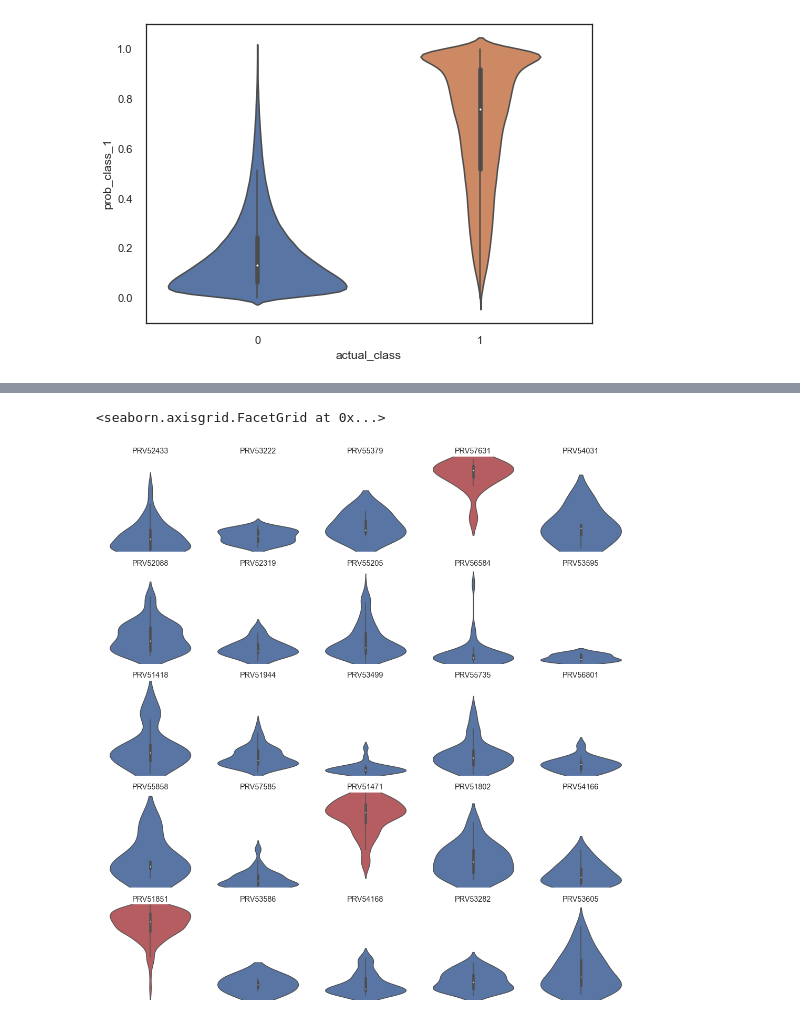
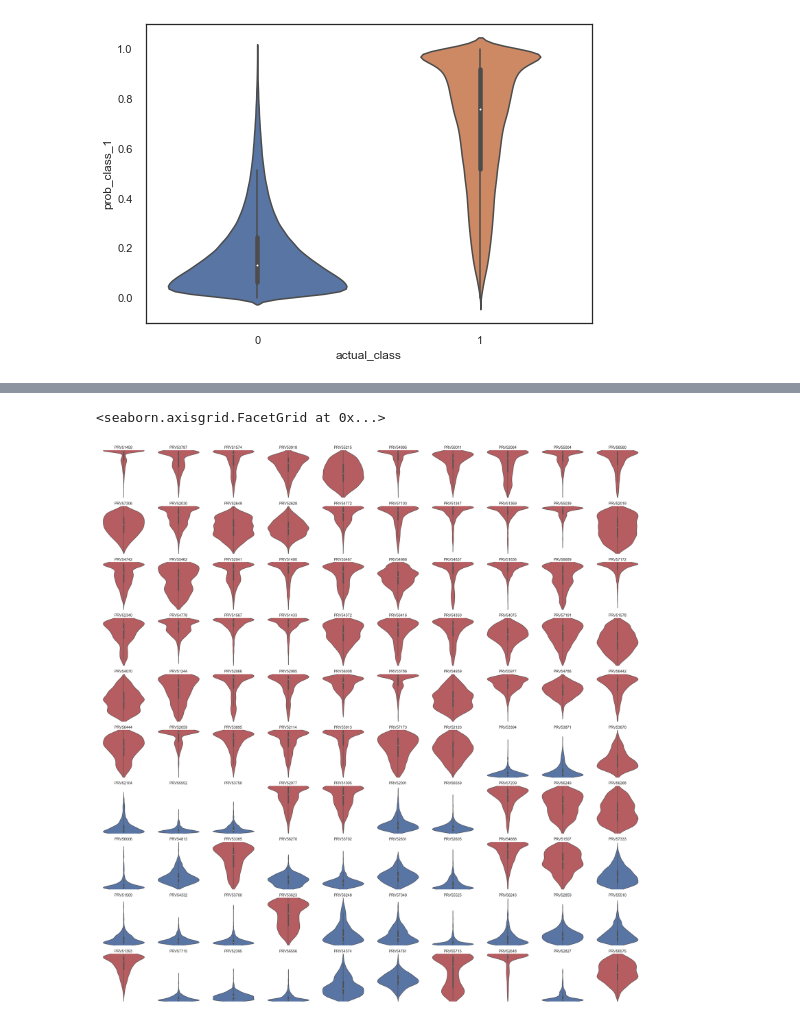
Before and after one commit to jwelch1123/healthcare_fraud_detection, a Jupyter notebook: healthcare_fraud.ipynb, the cells around one changed output, grey strips where cells are left out. Cells and saved outputs as stored; diff of their text form; code cells hidden in the pictures.

```diff
--- a/healthcare_fraud.ipynb
+++ b/healthcare_fraud.ipynb
@@ -2015,26 +1948,27 @@ Some information about XGBoost/ catboost, how are these doing?
 # %%
 %%time
+# 6 hours with 50 iterations
 
 model_XGB = XGBClassifier(n_jobs=-1, use_label_encoder=False)
 model_CB  = CatBoostClassifier()
 
 
-XGB_params = {'learning_rate': uniform(loc=0, scale=0.2), #[0.01, 0.1, 0.3],
-             'gamma': loguniform(10**-3, 10**2),          #np.logspace(-2,3,3).tolist()+[0],
-             'max_depth': randint(low=3, high=8),         #[3,6,8],
-             'subsample': uniform(loc=0.5, scale=1),      #[0.5,0.75,1],
-             'min_child_weight': randint(low=4, high=12)} #[4,8,12]}
+XGB_params = {'learning_rate': uniform(loc=0, scale=0.2),
+             'gamma': loguniform(10**-3, 10**2),
+             'max_depth': randint(low=3, high=8),
+             'subsample': uniform(loc=0.5, scale=1),
+             'min_child_weight': randint(low=4, high=12)}
 
-CB_params  = {'learning_rate':  loguniform(10**-3,3**-1),  #[0.001, 0.01, 0.1, 0.3],
-              'depth': randint(low=4,high=10),            #[4,6,10],
-              'l2_leaf_reg': randint(low=1,high=9)}       #[1,3,5,7,9]}
+CB_params  = {'learning_rate':  loguniform(10**-3,3**-1),
+              'depth': randint(low=4,high=10),
+              'l2_leaf_reg': randint(low=1,high=9)}
 
 
 
-cvXGB = RandomizedSearchCV(model_XGB, XGB_params, n_iter = 50, scoring = 'accuracy', cv=10, n_jobs=-1)
-cvCB  = RandomizedSearchCV(model_CB,  CB_params,  n_iter = 50, scoring = 'accuracy', cv=10, n_jobs=-1)
-#cvXGB = RandomizedSearchCV(model_XGB, XGB_params, n_iter = 50, scoring = 'recall', cv=10, n_jobs=-1)
-#cvCB  = RandomizedSearchCV(model_CB,  CB_params,  n_iter = 50, scoring = 'recall', cv=10, n_jobs=-1)
+#cvXGB = RandomizedSearchCV(model_XGB, XGB_params, n_iter = 50, scoring = 'accuracy', cv=10, n_jobs=-1)
+#cvCB  = RandomizedSearchCV(model_CB,  CB_params,  n_iter = 50, scoring = 'accuracy', cv=10, n_jobs=-1)
+cvXGB = RandomizedSearchCV(model_XGB, XGB_params, n_iter = 15, scoring = 'recall', cv=10, n_jobs=-1)
+cvCB  = RandomizedSearchCV(model_CB,  CB_params,  n_iter = 15, scoring = 'recall', cv=10, n_jobs=-1)
 
 
 print("Starting XGBoost HyPrm Search")
@@ -2457,21 +2370,27 @@ All have over 1000 claims, highest is over 5000
+# %%
+top_25 = train_preds.sort_values("cummulative_provider_obs",ascending = False)["Provider"].unique()[0:100]
+bottom_25 = train_preds.sort_values("cummulative_provider_obs",ascending = True)["Provider"].unique()[0:25]
+
+datatop    = train_preds[train_preds.Provider.apply(lambda x: x in top_25)].sort_values('cummulative_provider_obs',ascending=False)
+databottom = train_preds[train_preds.Provider.apply(lambda x: x in bottom_25)].sort_values('cummulative_provider_obs',ascending=False)
 # %%
-p = sns.FacetGrid(data,
+p = sns.FacetGrid(datatop,
                   col = 'Provider',
                   hue='actual_class',
                   palette = ['b','r'],
-                  col_wrap=5,
+                  col_wrap=10,
                   despine=True,
                   ylim=(0,1))
 
 p.map_dataframe(sns.violinplot,
                 y='prob_class_1',
                 orient='v')
 
 p.set_titles(col_template='{col_name}',size='large')
 
 p.despine(bottom=True,left=True)
 p.set_yticklabels([])
 p.set_ylabels("")
 # %% [output]
 <seaborn.axisgrid.FacetGrid at 0x...>
-[figure, old version]
+[figure, new version]
```
Also changed, not shown: parts of 83 cells of this notebook, 1 other file.
